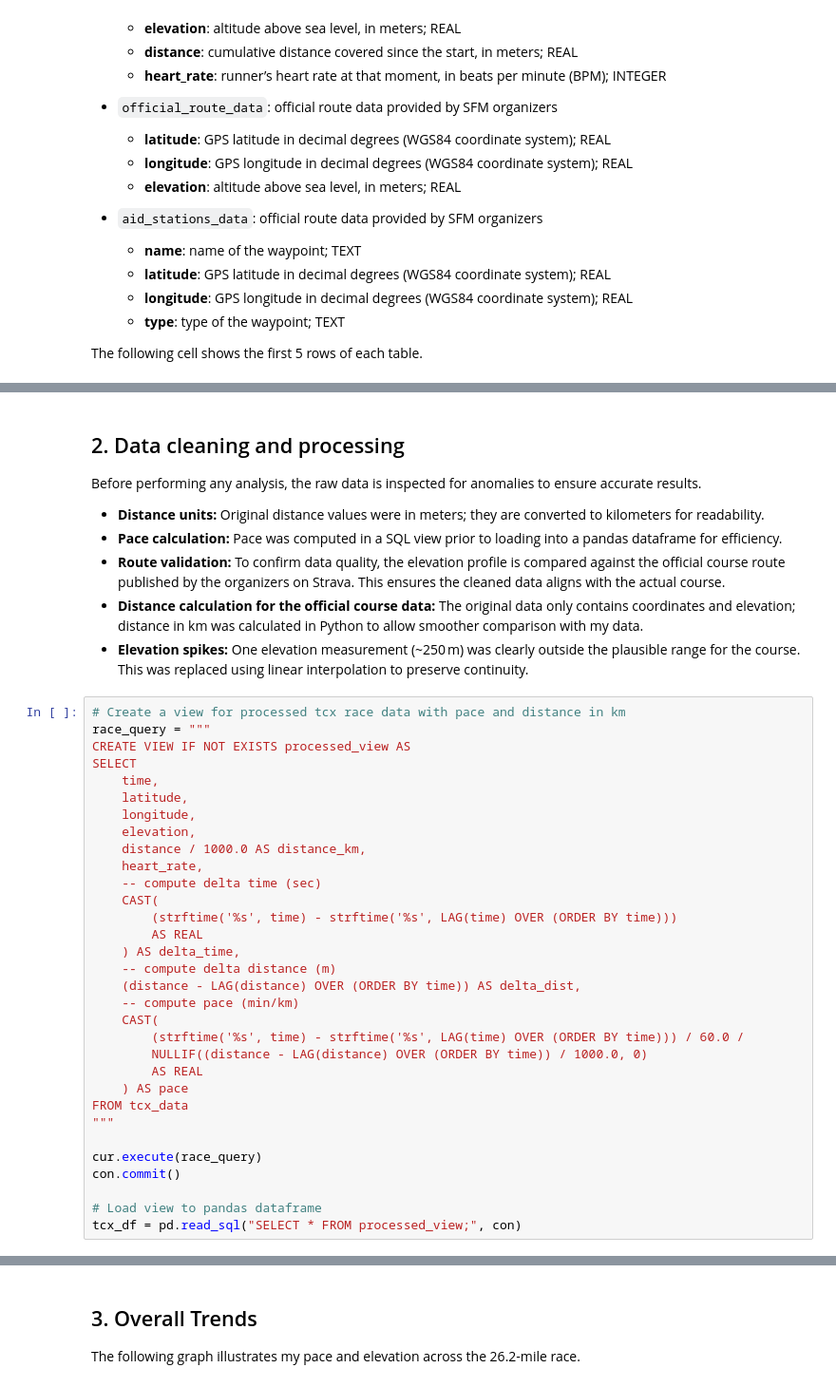
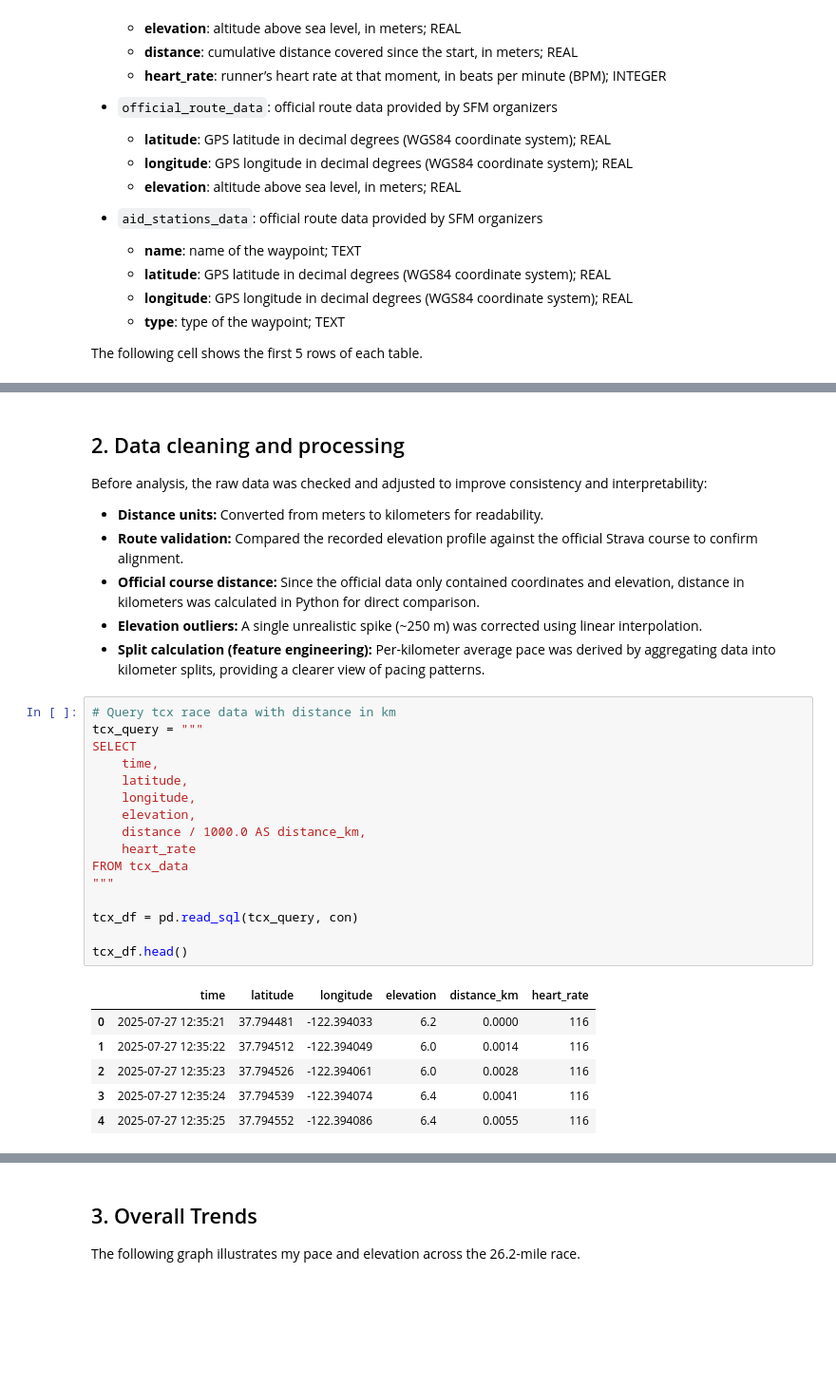
Before and after one commit to SuiseiNakagawa/marathon_data_analysis, a Jupyter notebook: notebooks/marathon_analysis.ipynb, the cells around one changed output, grey strips where cells are left out. Shown at 95% size. Drawn from its saved outputs; the diff is of its cells as text; blank space fills up the shorter version.

Commit message:
Finish processing dataframes

```diff
--- a/notebooks/marathon_analysis.ipynb
+++ b/notebooks/marathon_analysis.ipynb
@@ -71,43 +113,34 @@ for table, name in tables_to_show:
 # %% [markdown]
 ## 2. Data cleaning and processing
 
-Before performing any analysis, the raw data is inspected for anomalies to ensure accurate results.
+Before analysis, the raw data was checked and adjusted to improve consistency and interpretability:
 
-- **Distance units:** Original distance values were in meters; they are converted to kilometers for readability.
-- **Pace calculation:** Pace was computed in a SQL view prior to loading into a pandas dataframe for efficiency.
-- **Route validation:** To confirm data quality, the elevation profile is compared against the official course route published by the organizers on Strava. This ensures the cleaned data aligns with the actual course.
-- **Distance calculation for the official course data:** The original data only contains coordinates and elevation; distance in km was calculated in Python to allow smoother comparison with my data.
-- **Elevation spikes:** One elevation measurement (~250 m) was clearly outside the plausible range for the course. This was replaced using linear interpolation to preserve continuity.
+- **Distance units:** Converted from meters to kilometers for readability.
+- **Route validation:** Compared the recorded elevation profile against the official Strava course to confirm alignment.
+- **Official course distance:** Since the official data only contained coordinates and elevation, distance in kilometers was calculated in Python for direct comparison.
+- **Elevation outliers:** A single unrealistic spike (~250 m) was corrected using linear interpolation.
+- **Split calculation (feature engineering):** Per-kilometer average pace was derived by aggregating data into kilometer splits, providing a clearer view of pacing patterns.
 # %%
-# Create a view for processed tcx race data with pace and distance in km
-race_query = """
-CREATE VIEW IF NOT EXISTS processed_view AS
+# Query tcx race data with distance in km
+tcx_query = """
 SELECT
     time,
     latitude,
     longitude,
     elevation,
     distance / 1000.0 AS distance_km,
-    heart_rate,
-    -- compute delta time (sec)
-    CAST(
-        (strftime('%s', time) - strftime('%s', LAG(time) OVER (ORDER BY time)))
-        AS REAL
-    ) AS delta_time,
-    -- compute delta distance (m)
-    (distance - LAG(distance) OVER (ORDER BY time)) AS delta_dist,
-    -- compute pace (min/km)
-    CAST(
-        (strftime('%s', time) - strftime('%s', LAG(time) OVER (ORDER BY time))) / 60.0 /
-        NULLIF((distance - LAG(distance) OVER (ORDER BY time)) / 1000.0, 0)
-        AS REAL
-    ) AS pace
+    heart_rate
 FROM tcx_data
 """
 
-cur.execute(race_query)
-con.commit()
+tcx_df = pd.read_sql(tcx_query, con)
 
-# Load view to pandas dataframe
-tcx_df = pd.read_sql("SELECT * FROM processed_view;", con)
+tcx_df.head()
+# %% [output]
+|  | time | latitude | longitude | elevation | distance_km | heart_rate |
+| 0 | 2025-07-27 12:35:21 | 37.794481 | -122.394033 | 6.2 | 0.0000 | 116 |
+| 1 | 2025-07-27 12:35:22 | 37.794512 | -122.394049 | 6.0 | 0.0014 | 116 |
+| 2 | 2025-07-27 12:35:23 | 37.794526 | -122.394061 | 6.0 | 0.0028 | 116 |
+| 3 | 2025-07-27 12:35:24 | 37.794539 | -122.394074 | 6.4 | 0.0041 | 116 |
+| 4 | 2025-07-27 12:35:25 | 37.794552 | -122.394086 | 6.4 | 0.0055 | 116 |
 # %%
```
Also changed, not shown: parts of 9 cells of this notebook, 2 other files.
